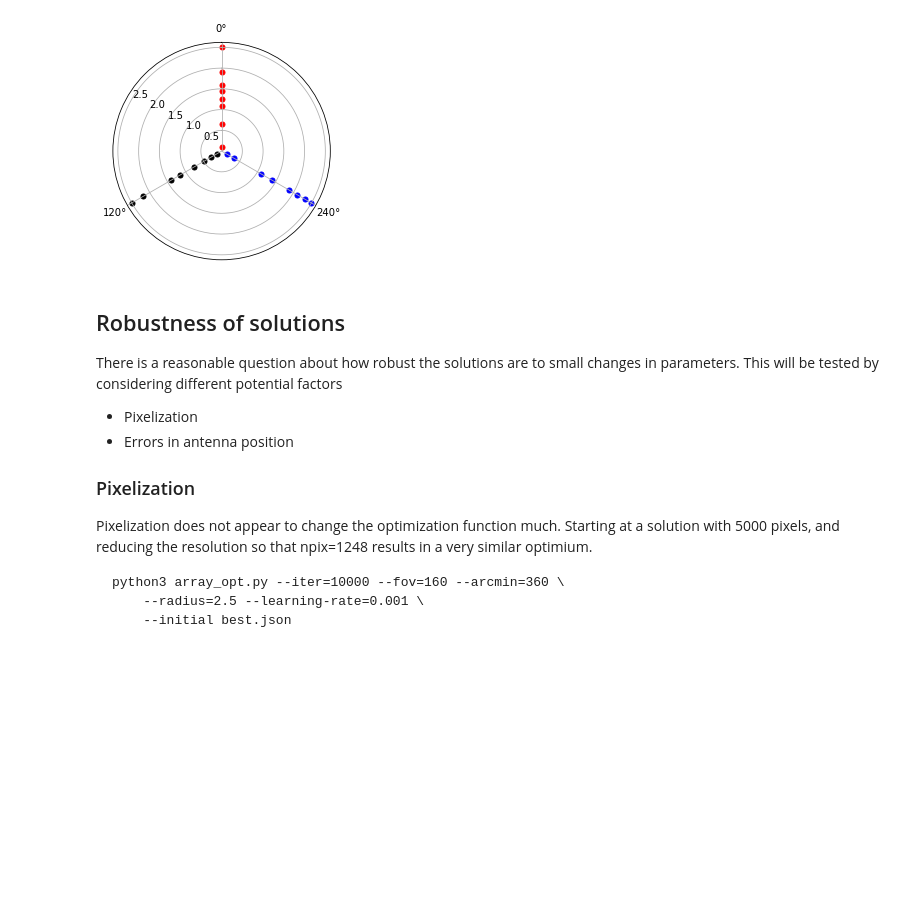
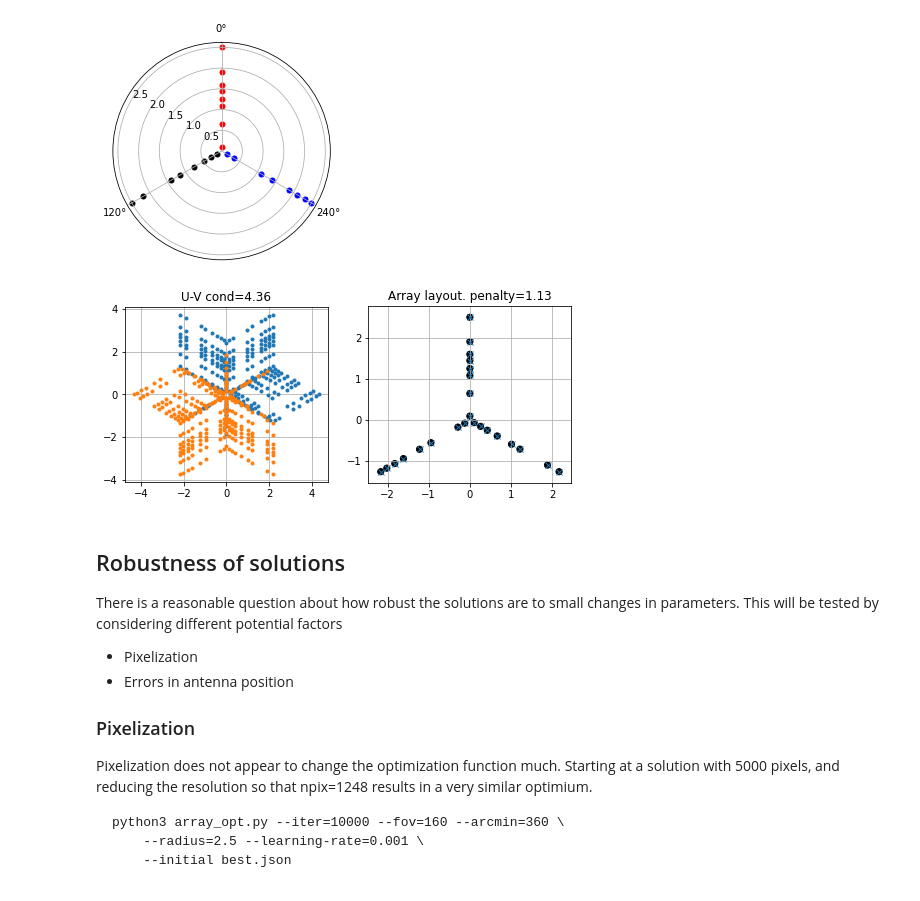
Before and after one commit to tmolteno/TART-3, a Jupyter notebook: array/disko_array_opt/Condition_Number_Array_Optimization.ipynb, the cells around one changed output. Cells and saved outputs as stored; diff of their text form; code cells hidden in the pictures; blank space fills up the shorter version.

```diff
--- a/array/disko_array_opt/Condition_Number_Array_Optimization.ipynb
+++ b/array/disko_array_opt/Condition_Number_Array_Optimization.ipynb
@@ -152,6 +152,14 @@ c120 = ax.scatter(theta + np.radians(120), ant.arms[1], c='black', s=area, alpha
 c240 = ax.scatter(theta + np.radians(240), ant.arms[2], c='blue', s=area, alpha=1)
 # %% [output]
 [figure]
+# %%
+ant.init_plot()
+x_opt = array_opt.constrain(ant.x, radius_min, ant.radius)
+ant.plot_uv('best.pdf', x_opt,
+            results['penalty'],
+            results['condition_number'])
+# %% [output]
+[figure, added]
 # %% [markdown]
 ## Robustness of solutions
 
```
Also changed, not shown: parts of 7 cells of this notebook, 1 other file.
